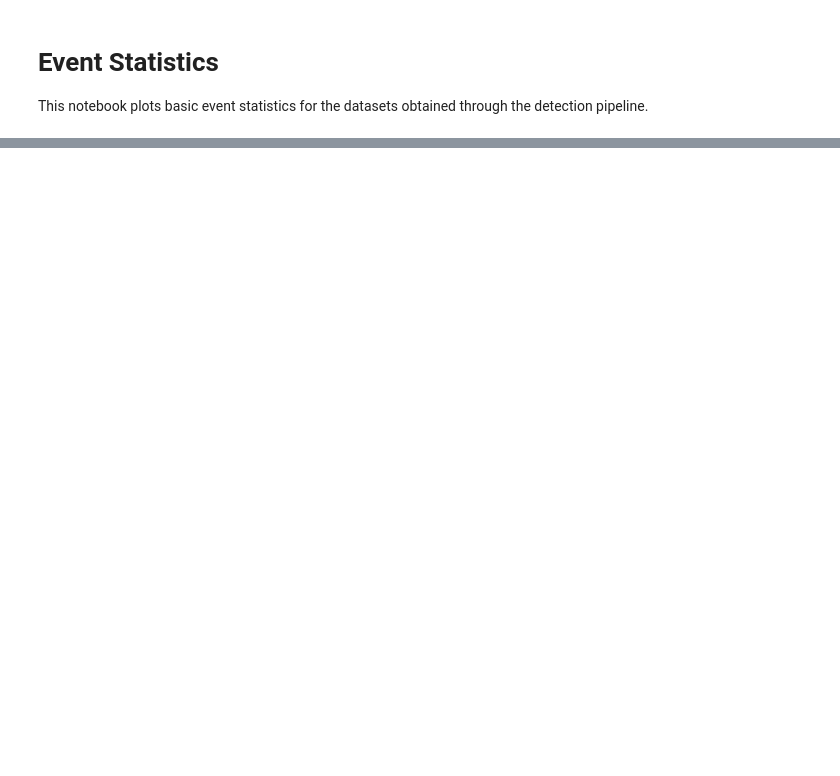
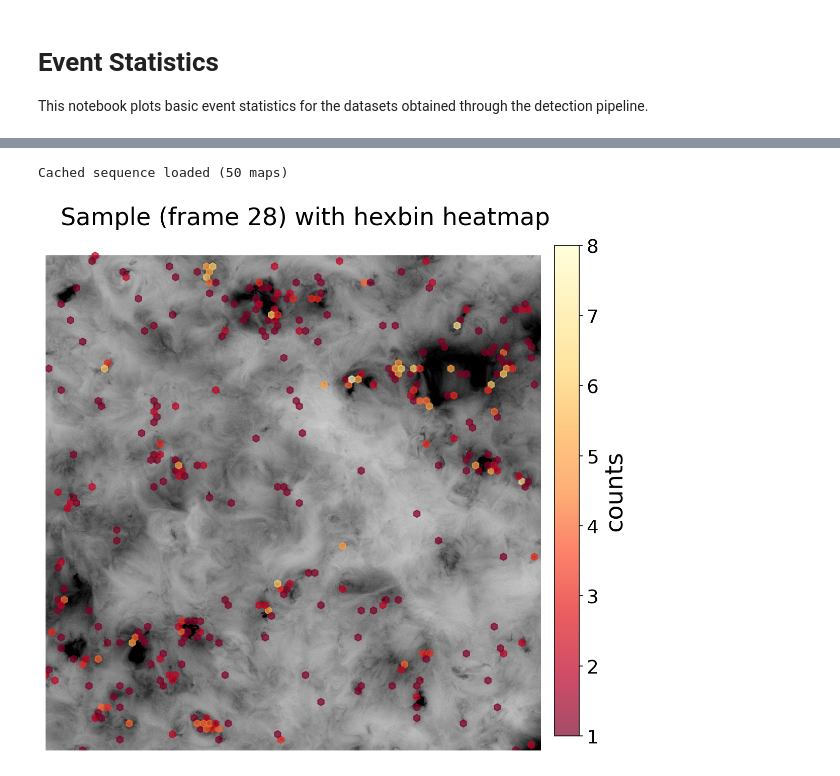
Before and after one commit to sseso/solo-campfires, a Jupyter notebook: notebooks/02_event_statistics.ipynb, the cells around one changed output, grey strips where cells are left out. Saved outputs shown, nothing was run; the diff lists cells and outputs as text; code cells hidden in the pictures; blank space fills up the shorter version.

```diff
--- a/notebooks/02_event_statistics.ipynb
+++ b/notebooks/02_event_statistics.ipynb
@@ -226,13 +242,11 @@ plt.show()
 # %%
-# If the event catalog is per-event (event_df) with 'x_centroid' and 'y_centroid'
-# otherwise derive centroids per event from detections as shown later
-
-# --- Settings ---
-frame_idx = 28   # zero-based index; change if the indexing differs
-hex_gridsize = 80   # try 40-100 depending on image size and desired smoothing
-hex_mincnt = 1      # min counts per hex bin to show
-hex_alpha = 0.7     # how opaque the hexbin patches are (0..1)
-cmap_hex = "magma"  # color map for hexbin; pick any that contrasts with grayscale
+# Hexbin heatmap
+# Settings
+sample_frame = 28 # sample frame
+hex_gridsize = 80 # try 40-100 depending on image size and desired smoothing
+hex_mincnt = 1 # min counts per hex bin to show
+hex_alpha = 0.7
+cmap_hex = plt.cm.YlOrRd_r # color map for hexbin; any that contrasts with greyscale is fine
 
 # set up paths
 raw_dir = Path(f"../data/raw/{dataset}")
@@ -244,58 +258,44 @@ processed_dir.mkdir(parents=True, exist_ok=True)
 if cache_file.exists():
     sequence = pickle.load(open(cache_file, "rb"))
     print(f"Cached sequence loaded ({len(sequence)} maps)")
 else:
     files = sorted(glob.glob(str(raw_dir / "*.fits")))
     sequence = sunpy.map.Map(files, sequence=True)
     pickle.dump(sequence, open(cache_file, "wb"))
     print(f"First load → saved cache ({len(sequence)} maps)")
 
-# choose data source: either 'sequence' or rebuild from files
-# If you have sequence (sunpy MapSequence):
-m = sequence[frame_idx]
-
 # base image data (use float)
+m = sequence[sample_frame]
 data = m.data.astype(float)
 
 # plot in grayscale (black & white)
-plt.figure(figsize=(8,8), dpi = 120)
+plt.figure(figsize=(8,8), dpi = 150)
 ax = plt.gca()
 
 # display grayscale image with percentile stretch for good contrast
-vmin, vmax = np.percentile(data, (1, 99))
-ax.imshow(data, cmap='binary' , origin='lower', vmin=vmin, vmax=vmax)
+vmin, vmax = np.percentile(data, (0, 99))
+ax.imshow(data, cmap="binary" , origin="lower", vmin=vmin, vmax=vmax)
 
-# Build x,y lists for hexbin:
-# Option A: if you have event-level centroids (one row per event)
-# event_df must have columns 'x_centroid','y_centroid'
-# x = event_df['x_centroid'].values
-# y = event_df['y_centroid'].values
+# Build x,y lists for hexbin
+x = event_df["x_centroid"].values
+y = event_df["y_centroid"].values
 
-# Option B: if you only have the per-detection csv (many rows), and want to plot
-# density of *detections*, use those:
-# detection_df = pd.read_csv("results/detections_final.csv")
-# x = detection_df['x'].values
-# y = detection_df['y'].values
-
-# For demonstration, use detections -> aggregate counts per location (good for hexbin)
-# Replace below with desired dataframe variable (detection_df or event_df)
-x = event_df['x_centroid'].values
-y = event_df['y_centroid'].values
-
-# overlay hexbin - note: hexbin expects x horizontal (column), y vertical (row)
-hb = ax.hexbin(x, y, gridsize=hex_gridsize, cmap=plt.cm.YlOrRd_r, mincnt=hex_mincnt,
+hb = ax.hexbin(x, y, gridsize=hex_gridsize, cmap = cmap_hex, mincnt=hex_mincnt,
                extent=(0, data.shape[1], 0, data.shape[0]), alpha=hex_alpha)
 
 # Add colorbar for hex counts
 cb = plt.colorbar(hb, ax=ax, fraction=0.046, pad = -0.02)
-cb.set_label('counts', fontsize = 23)
+cb.set_label("counts", fontsize = 23)
 cb.ax.tick_params(labelsize = 18)
 
 # set integer tick labels
 cb.ax.yaxis.set_major_locator(plt.MaxNLocator(integer=True))
 
-ax.set_title(f"Sample frame with hexbin heatmap", fontsize = 23)
+ax.set_title(f"Sample (frame {sample_frame}) with hexbin heatmap", fontsize = 23)
 ax.set_axis_off()
 plt.tight_layout()
 plt.show()
+# %% [output]
+Cached sequence loaded (50 maps)
+[figure, added]
 # %%
```
Also changed, not shown: parts of 10 cells of this notebook, 3 other files.
